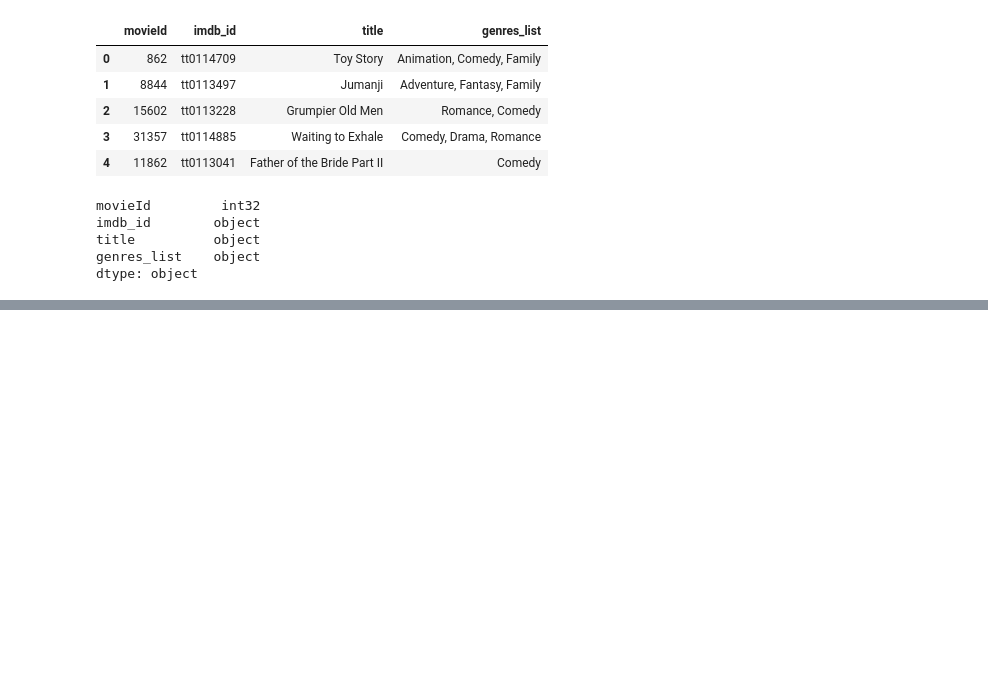
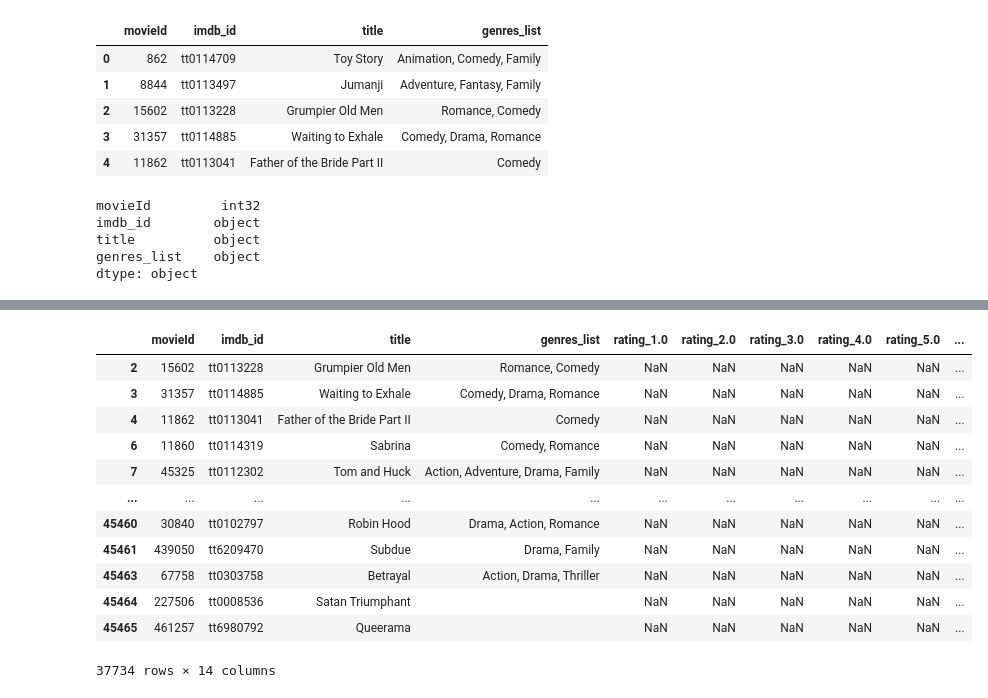
Before and after one commit to deepayogesh/projectG, a Jupyter notebook: Tom/g-mvs_K-Means_ML_Model.ipynb, the cells around one changed output, grey strips where cells are left out. Saved outputs shown, nothing was run; the diff lists cells and outputs as text; code cells hidden in the pictures; blank space fills up the shorter version.

```diff
--- a/Tom/g-mvs_K-Means_ML_Model.ipynb
+++ b/Tom/g-mvs_K-Means_ML_Model.ipynb
@@ -231,0 +255,19 @@ movies_with_ratings_df.head()
+# %%
+# Look for movies which have NULLs for all Ratings
+
+movies_with_ratings_df.loc[(movies_with_ratings_df['rating_1.0'].isnull() == True) &
+                           (movies_with_ratings_df['rating_2.0'].isnull() == True)]
+# %% [output]
+|  | movieId | imdb_id | title | genres_list | rating_1.0 | rating_2.0 | rating_3.0 | rating_4.0 | rating_5.0 | ... |
+| 2 | 15602 | tt0113228 | Grumpier Old Men | Romance, Comedy | NaN | NaN | NaN | NaN | NaN | ... |
+| 3 | 31357 | tt0114885 | Waiting to Exhale | Comedy, Drama, Romance | NaN | NaN | NaN | NaN | NaN | ... |
+| 4 | 11862 | tt0113041 | Father of the Bride Part II | Comedy | NaN | NaN | NaN | NaN | NaN | ... |
+| 6 | 11860 | tt0114319 | Sabrina | Comedy, Romance | NaN | NaN | NaN | NaN | NaN | ... |
+| 7 | 45325 | tt0112302 | Tom and Huck | Action, Adventure, Drama, Family | NaN | NaN | NaN | NaN | NaN | ... |
+| ... | ... | ... | ... | ... | ... | ... | ... | ... | ... | ... |
+| 45460 | 30840 | tt0102797 | Robin Hood | Drama, Action, Romance | NaN | NaN | NaN | NaN | NaN | ... |
+| 45461 | 439050 | tt6209470 | Subdue | Drama, Family | NaN | NaN | NaN | NaN | NaN | ... |
+| 45463 | 67758 | tt0303758 | Betrayal | Action, Drama, Thriller | NaN | NaN | NaN | NaN | NaN | ... |
+| 45464 | 227506 | tt0008536 | Satan Triumphant |  | NaN | NaN | NaN | NaN | NaN | ... |
+| 45465 | 461257 | tt6980792 | Queerama |  | NaN | NaN | NaN | NaN | NaN | ... |
+37734 rows × 14 columns
```
Also changed, not shown: parts of 8 cells of this notebook, 5 other files.
